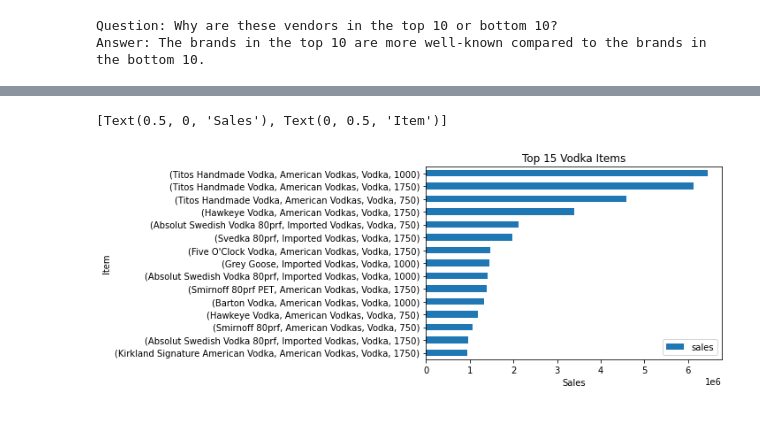
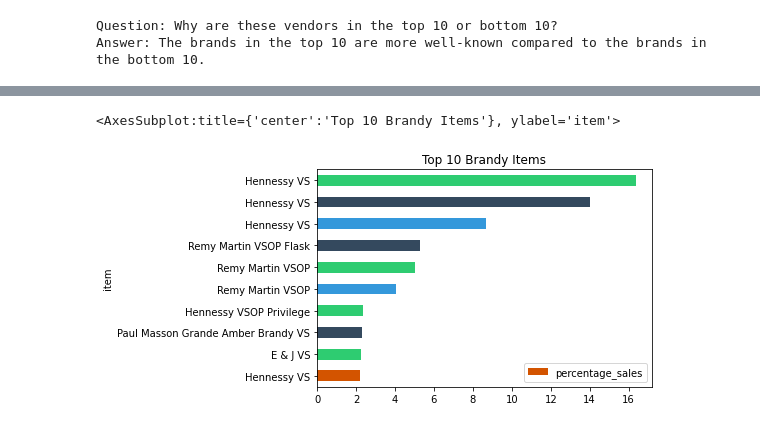
Before and after one commit to dyrk01/Kaggle_Projects, a Jupyter notebook: Iowa Alcohol Sales/code/analysis.ipynb, the cells around one changed output, grey strips where cells are left out. Saved outputs shown, nothing was run; the diff lists cells and outputs as text; code cells hidden in the pictures.

```diff
--- a/Iowa Alcohol Sales/code/analysis.ipynb
+++ b/Iowa Alcohol Sales/code/analysis.ipynb
@@ -392,7 +309,22 @@ plot.set(xlabel='Sales',ylabel='Item')
-# %%
-#Top 15 Vodka items
-plot=grouped_vodka_item[:15].sort_values(by='sales',ascending=True).plot(kind='barh',title='Top 15 Vodka Items')
-plot.set(xlabel='Sales',ylabel='Item')
-# %% [output]
-[Text(0.5, 0, 'Sales'), Text(0, 0.5, 'Item')]
-[figure, removed]
+# %%
+#Create dataset consisting of items,sub_category and sales
+grouped_items_sales=df2[['sub_category','item','bottle_vol_ml','sales']].groupby(by=['sub_category','item','bottle_vol_ml']).aggregate({'sales':'sum'})
+
+#Reset the index of the dataframe to shows all columns
+grouped_items_sales=grouped_items_sales.reset_index()
+# %%
+#Top 15 Brandy items
+
+#Filter the dataframe with brandy items and sort it by highest to lowest
+brandy_items=grouped_items_sales[grouped_items_sales['sub_category'] == 'Brandy'].sort_values(by='sales',ascending=True)
+
+#Add a new column containing the percentage of sales for its category
+brandy_items=brandy_items.assign(percentage_sales=brandy_items['sales']/brandy_items['sales'].sum() * 100)
+
+color = {375:'#34495e',750:'#2ecc71',200:'#3498db',1000:'#d35400'}
+
+#Plot the bar chart
+brandy_items.tail(10).plot(kind='barh',title='Top 10 Brandy Items',x='item',y='percentage_sales',color=['#d35400','#2ecc71','#34495e','#2ecc71','#3498db','#2ecc71','#34495e','#3498db','#34495e','#2ecc71'])
+# %% [output]
+<AxesSubplot:title={'center':'Top 10 Brandy Items'}, ylabel='item'>
+[figure, added]
```
Also changed, not shown: parts of 26 cells of this notebook.
